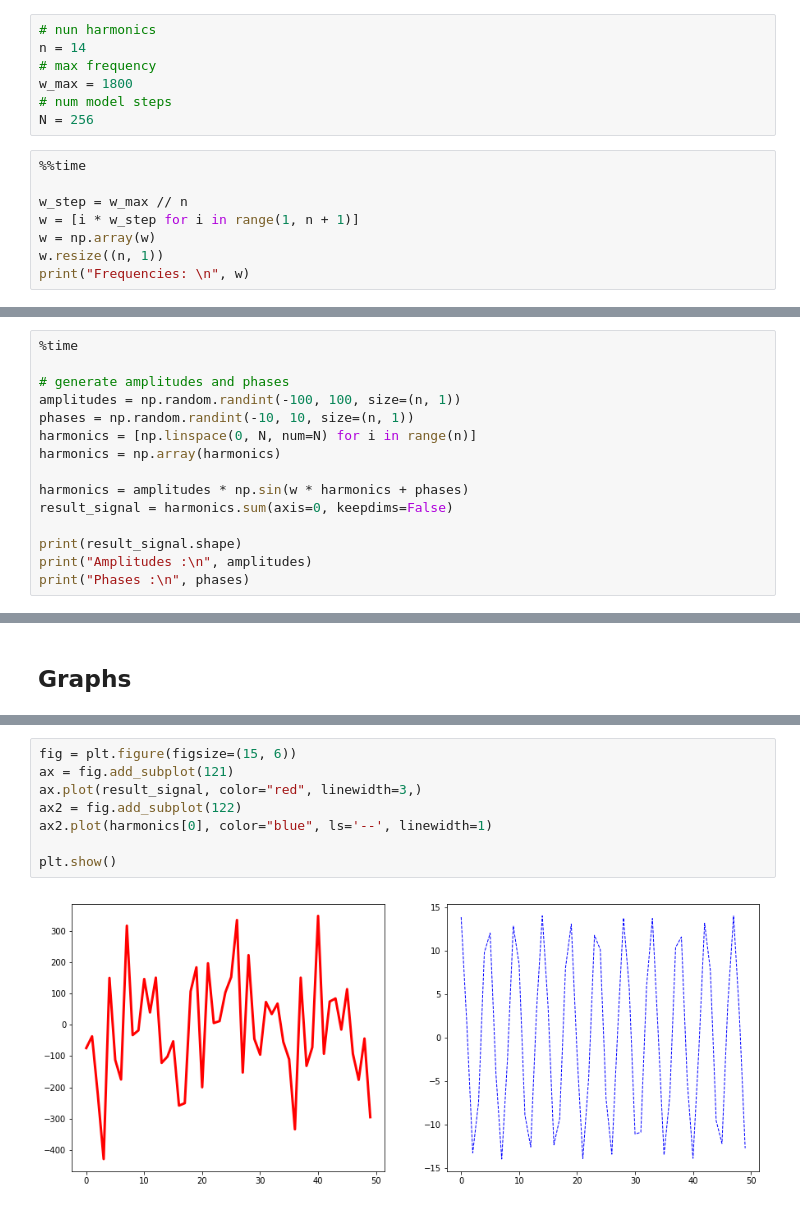
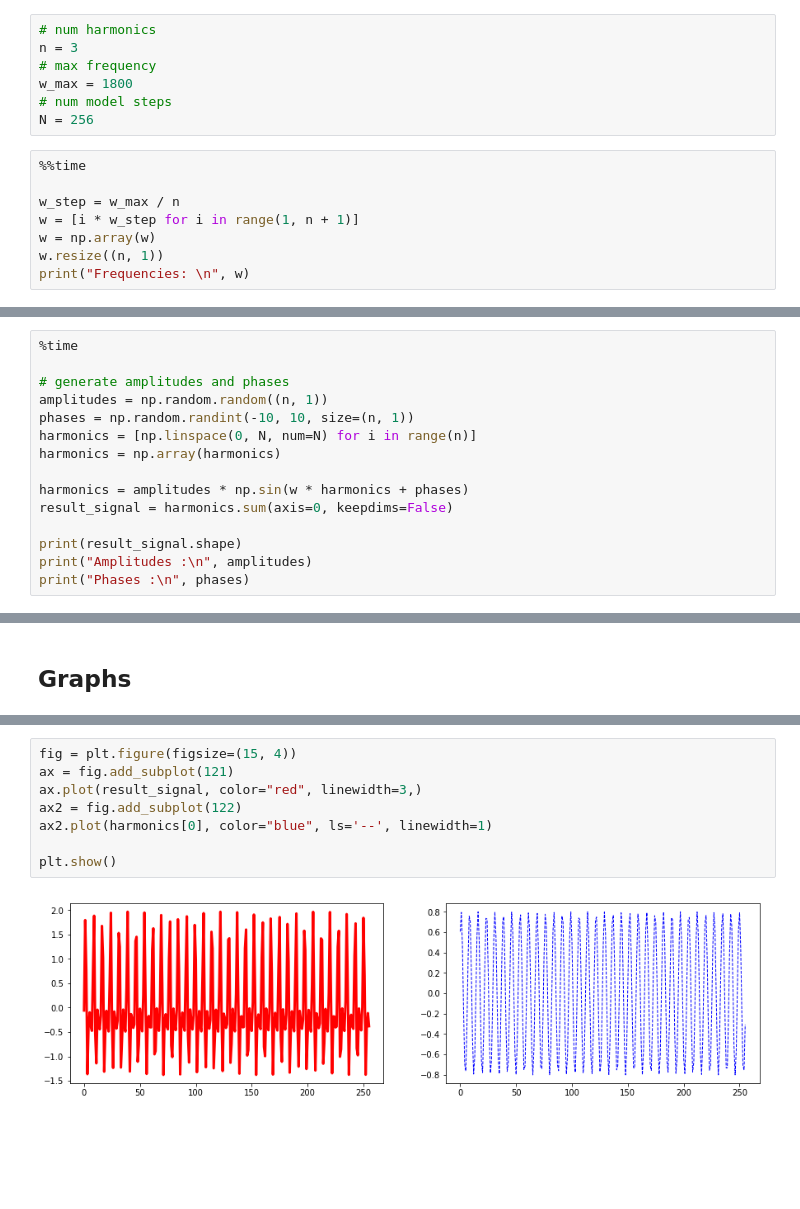
Before and after one commit to Vitalinsh/Laboratory-works, a Jupyter notebook: RTS_lab1_random_signals_generation.ipynb, the cells around one changed output, grey strips where cells are left out. Cells and saved outputs as stored; diff of their text form; blank space fills up the shorter version.

```diff
--- a/RTS_lab1_random_signals_generation.ipynb
+++ b/RTS_lab1_random_signals_generation.ipynb
@@ -6,8 +6,8 @@ import matplotlib.pyplot as plt
 # %% [markdown]
 ## Initialization
 # %%
-# nun harmonics
-n = 14
+# num harmonics
+n = 3
 # max frequency
 w_max = 1800
 # num model steps
@@ -15,7 +15,7 @@ N = 256
 # %%
 %%time
 
-w_step = w_max // n
+w_step = w_max / n
 w = [i * w_step for i in range(1, n + 1)]
 w = np.array(w)
 w.resize((n, 1))
@@ -43,7 +32,7 @@ Wall time: 998 µs
 %time
 
 # generate amplitudes and phases
-amplitudes = np.random.randint(-100, 100, size=(n, 1))
+amplitudes = np.random.random((n, 1))
 phases = np.random.randint(-10, 10, size=(n, 1))
 harmonics = [np.linspace(0, N, num=N) for i in range(n)]
 harmonics = np.array(harmonics)
@@ -112,10 +105,10 @@ plt.show()
 # %%
-fig = plt.figure(figsize=(15, 6))
+fig = plt.figure(figsize=(15, 4))
 ax = fig.add_subplot(121)
 ax.plot(result_signal, color="red", linewidth=3,)
 ax2 = fig.add_subplot(122)
 ax2.plot(harmonics[0], color="blue", ls='--', linewidth=1)
 
 plt.show()
 # %% [output]
-[figure, old version]
+[figure, new version]
```
Also changed, not shown: parts of 6 cells of this notebook.
